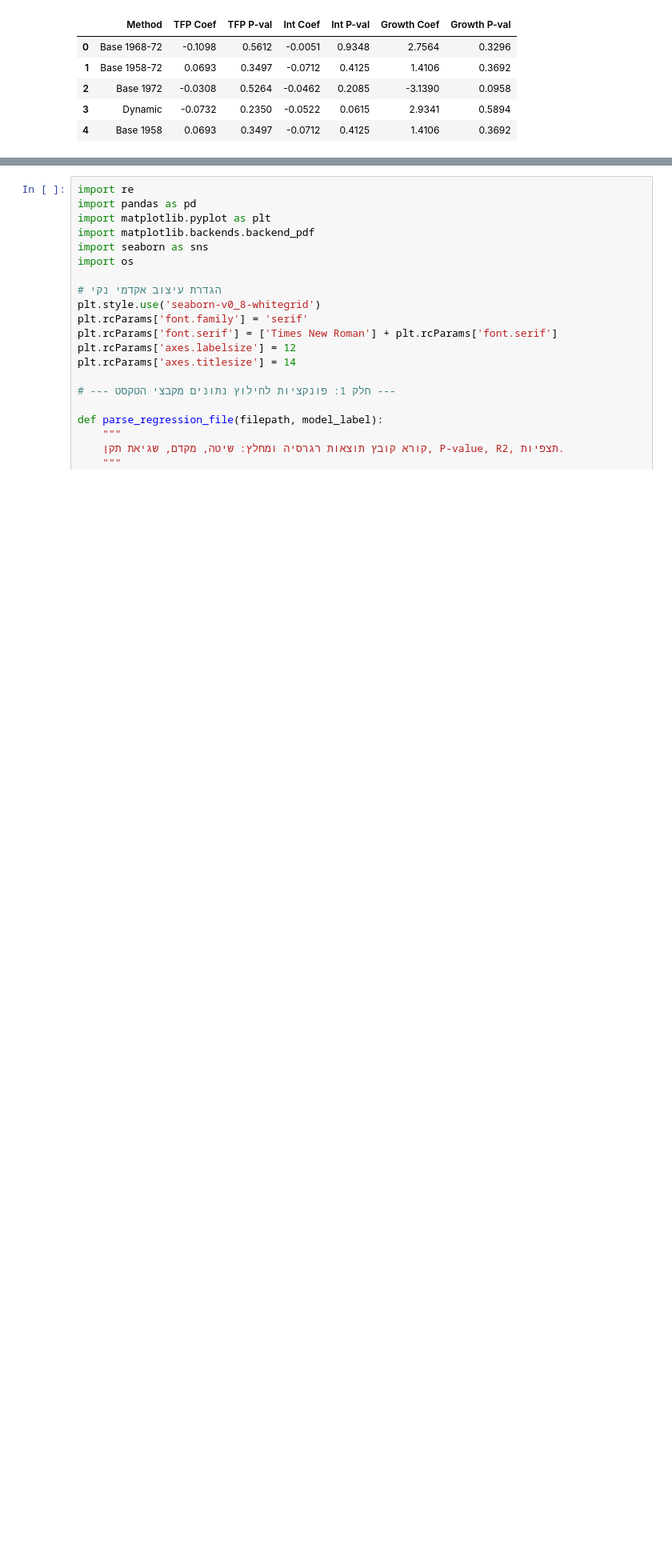
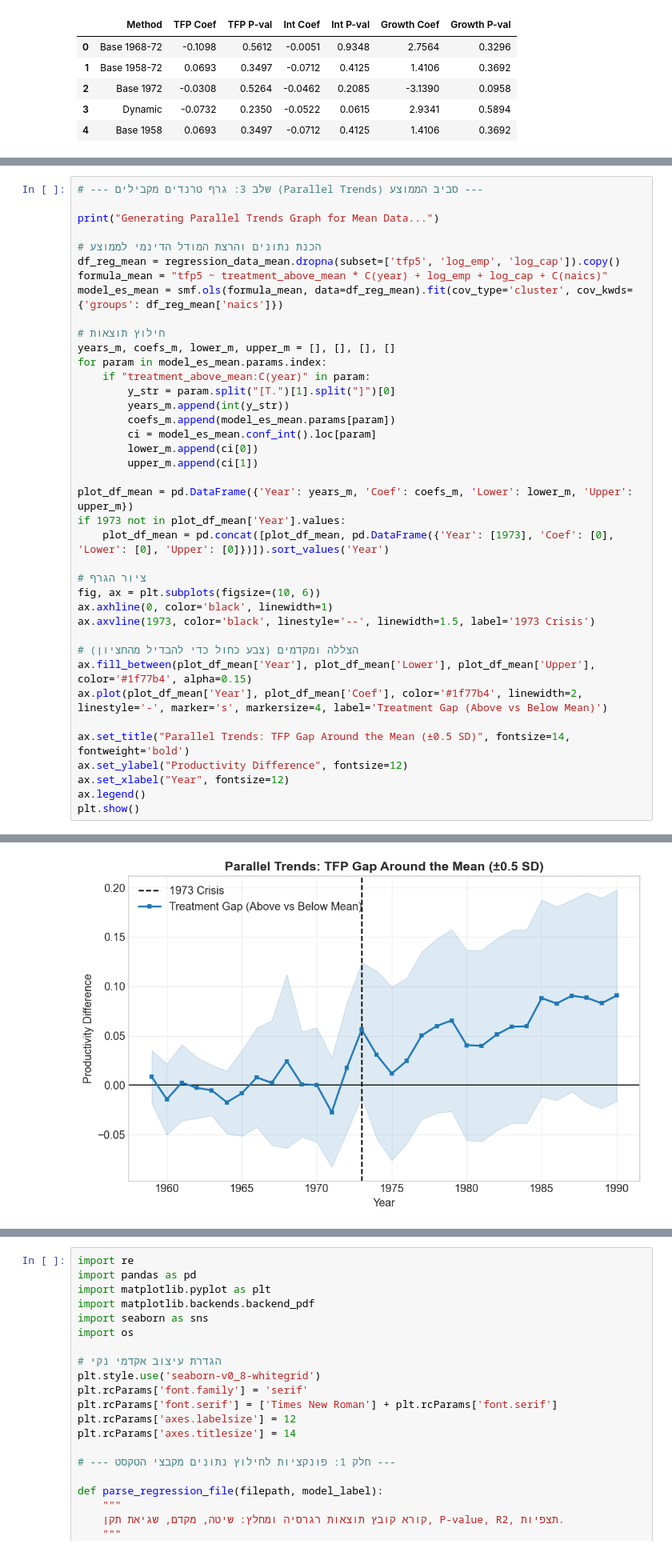
Before and after one commit to ofek31415-eng/Sourse_Idea, a Jupyter notebook: notebooks/idea_data_analysis.ipynb, the cells around one changed output, grey strips where cells are left out. Shown at 80% size. Cells and saved outputs as stored; diff of their text form; blank space fills up the shorter version.

```diff
--- a/notebooks/idea_data_analysis.ipynb
+++ b/notebooks/idea_data_analysis.ipynb
@@ -1373,0 +1632,40 @@ P-value:  0.9858
+# %%
+# --- שלב 3: גרף טרנדים מקבילים (Parallel Trends) סביב הממוצע ---
+
+print("Generating Parallel Trends Graph for Mean Data...")
+
+# הכנת נתונים והרצת המודל הדינמי לממוצע
+df_reg_mean = regression_data_mean.dropna(subset=['tfp5', 'log_emp', 'log_cap']).copy()
+formula_mean = "tfp5 ~ treatment_above_mean * C(year) + log_emp + log_cap + C(naics)"
+model_es_mean = smf.ols(formula_mean, data=df_reg_mean).fit(cov_type='cluster', cov_kwds={'groups': df_reg_mean['naics']})
+
+# חילוץ תוצאות
+years_m, coefs_m, lower_m, upper_m = [], [], [], []
+for param in model_es_mean.params.index:
+    if "treatment_above_mean:C(year)" in param:
+        y_str = param.split("[T.")[1].split("]")[0]
+        years_m.append(int(y_str))
+        coefs_m.append(model_es_mean.params[param])
+        ci = model_es_mean.conf_int().loc[param]
+        lower_m.append(ci[0])
+        upper_m.append(ci[1])
+
+plot_df_mean = pd.DataFrame({'Year': years_m, 'Coef': coefs_m, 'Lower': lower_m, 'Upper': upper_m})
+if 1973 not in plot_df_mean['Year'].values:
+    plot_df_mean = pd.concat([plot_df_mean, pd.DataFrame({'Year': [1973], 'Coef': [0], 'Lower': [0], 'Upper': [0]})]).sort_values('Year')
+
+# ציור הגרף
+fig, ax = plt.subplots(figsize=(10, 6))
+ax.axhline(0, color='black', linewidth=1)
+ax.axvline(1973, color='black', linestyle='--', linewidth=1.5, label='1973 Crisis')
+
+# הצללה ומקדמים (צבע כחול כדי להבדיל מהחציון)
+ax.fill_between(plot_df_mean['Year'], plot_df_mean['Lower'], plot_df_mean['Upper'], color='#1f77b4', alpha=0.15)
+ax.plot(plot_df_mean['Year'], plot_df_mean['Coef'], color='#1f77b4', linewidth=2, linestyle='-', marker='s', markersize=4, label='Treatment Gap (Above vs Below Mean)')
+
+ax.set_title("Parallel Trends: TFP Gap Around the Mean (±0.5 SD)", fontsize=14, fontweight='bold')
+ax.set_ylabel("Productivity Difference", fontsize=12)
+ax.set_xlabel("Year", fontsize=12)
+ax.legend()
+plt.show()
+# %% [output]
@@ -1373,0 +1673 @@ P-value:  0.9858
+[figure, added]
```
Also changed, not shown: parts of 10 cells of this notebook, 9 other files.
